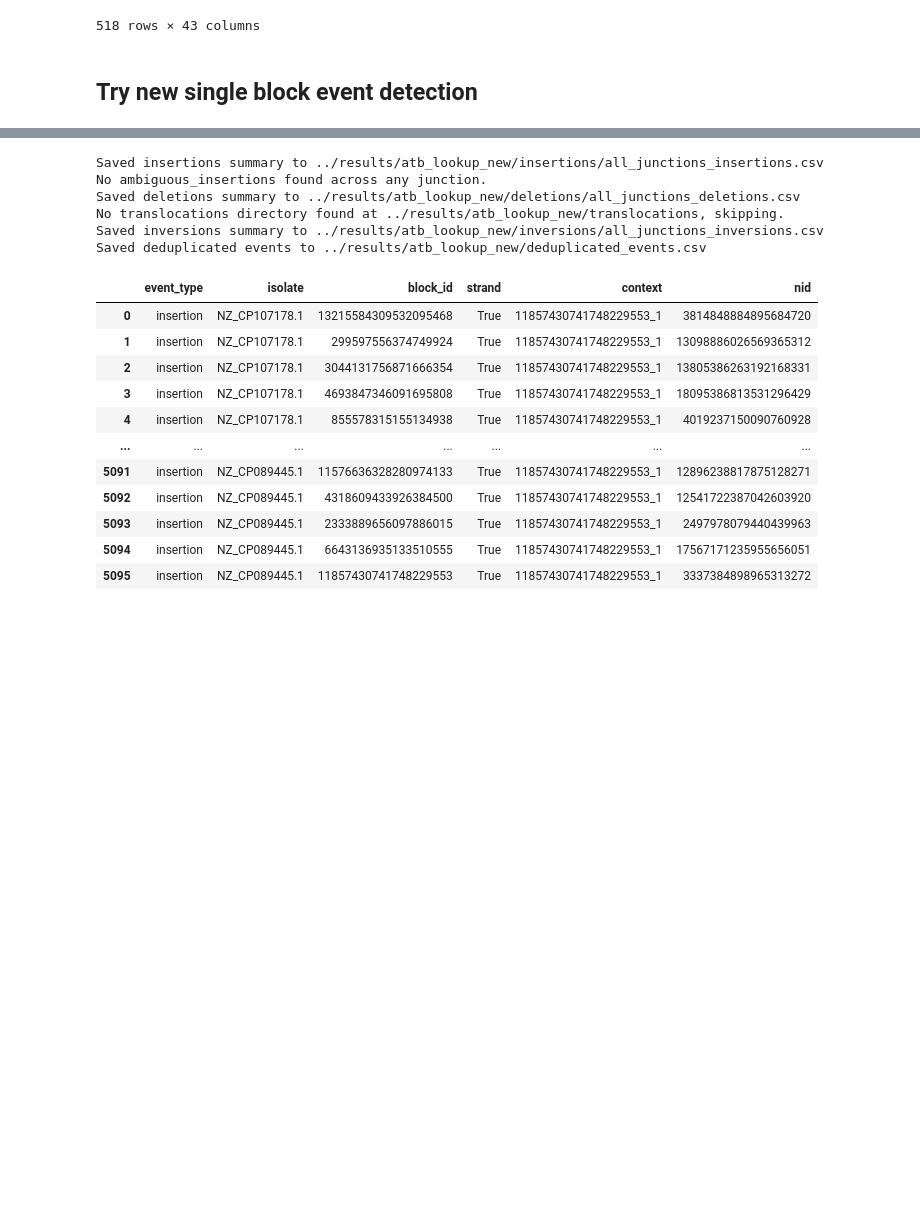
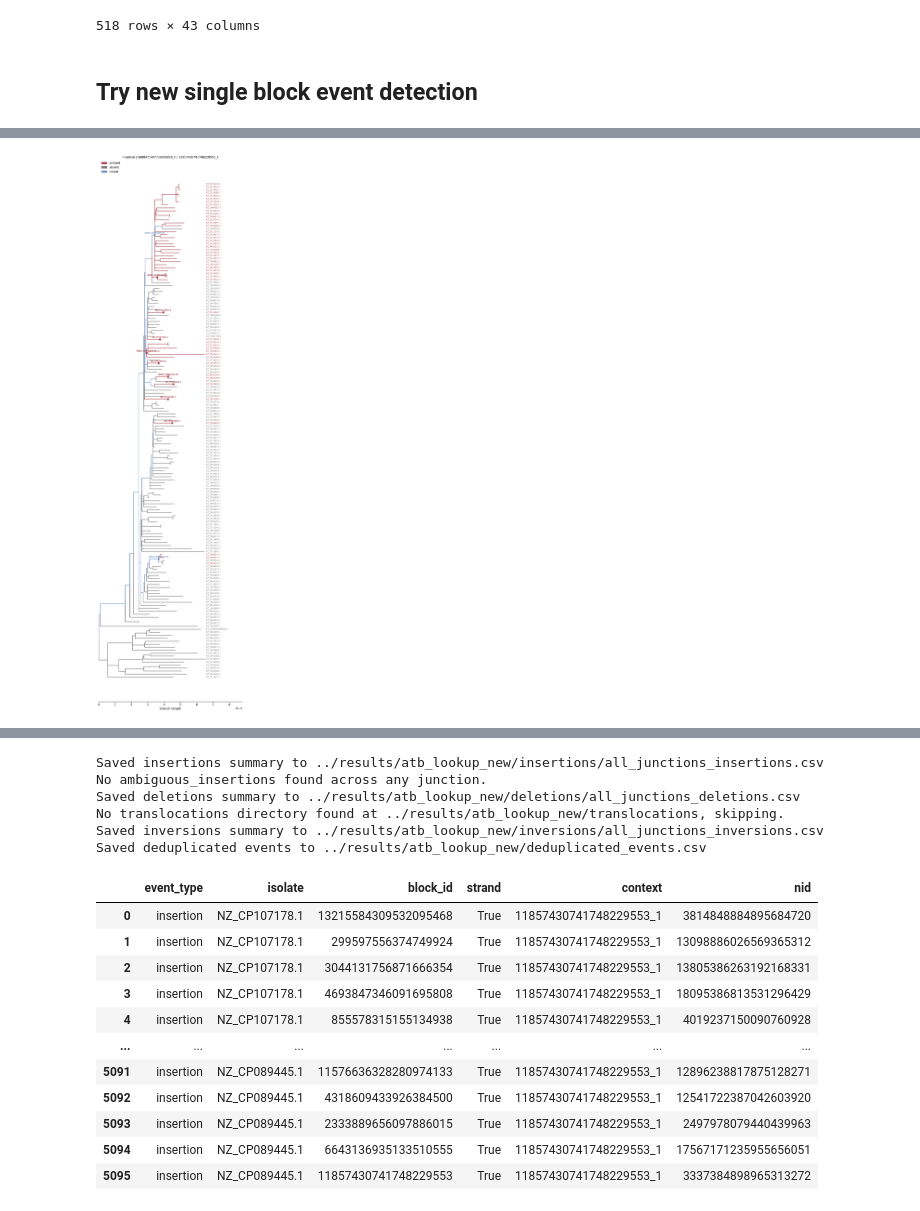
Before and after one commit to marie3003/junction_dataset, a Jupyter notebook: explore/playground_newalgorithm.ipynb, the cells around one changed output, grey strips where cells are left out. Saved outputs shown, nothing was run; the diff lists cells and outputs as text; code cells hidden in the pictures; blank space fills up the shorter version.

```diff
--- a/explore/playground_newalgorithm.ipynb
+++ b/explore/playground_newalgorithm.ipynb
@@ -39,7 +39,8 @@ jdf_all
 # %% [markdown]
 ## Try new single block event detection
 # %%
-junction_name = "JVNRLCFAVD_f__PLTCZQCVRD_r"
+#junction_name = "JVNRLCFAVD_f__PLTCZQCVRD_r"
+junction_name = "RYYAQMEJGY_r__ZTHKZYHPIX_f"
 pangraph = pp.Pangraph.from_json(f"../results/junction_pangraphs/{junction_name}.json")
 tree_path = "../config/polished_tree.nwk"
 
@@ -54,7 +55,7 @@ for i in range(1, len(consensus_paths_plotting) + 1):
     isolates_1 = assignment_df_plotting[assignment_df_plotting['best_consensus'] == f"consensus_{i}"].index.tolist()
     deduplicated_paths = {iso: path for iso, path in path_dict.items() if iso in isolates_1}
     df, path_dict_annotated, consensus_annotated = detect_event_blocks(deduplicated_paths, consensus_paths_plotting[i-1])
-    deduplicated_df, path_dict_annotated = group_events_by_clade(df, path_dict_annotated, isolates_1, method="fitch")
+    deduplicated_df, path_dict_annotated = group_events_by_clade(df, path_dict_annotated, isolates_1, method="fitch", polytomy_threshold = 0.7)
     insertions, deletions, inversions = find_combined_events(path_dict_annotated, consensus_annotated, tree_path, isolates_1)
     insertions_df = write_insertions_fasta(junction_name, pangraph, insertions, consensus = i, save_df=True, parent_dir = "../results/atb_lookup_new/insertions")
     inversions_df = summarize_inversions_consensus(inversions, junction_name, pangraph, consensus_id = i, parent_dir = "../results/atb_lookup_new/inversions", save_df=True)
@@ -82,0 +119,12 @@ Warning: alignment file not found, consensus_sequence will be None: ../results/a
+# %%
+plot_event_tree(
+      df,
+      isolates_1,
+      block_id="5688471497726809859_0",
+      event_type="insertion",
+      context="11857430741748229553_1",
+      clade_df=deduplicated_df,
+      strand = True
+  )
+# %% [output]
+[figure, added]
```
Also changed, not shown: parts of 7 cells of this notebook.
